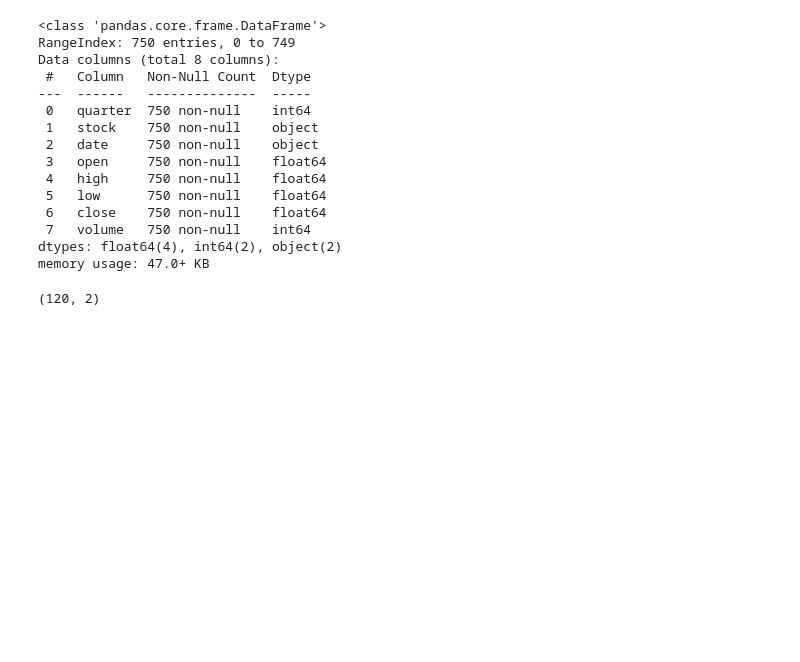
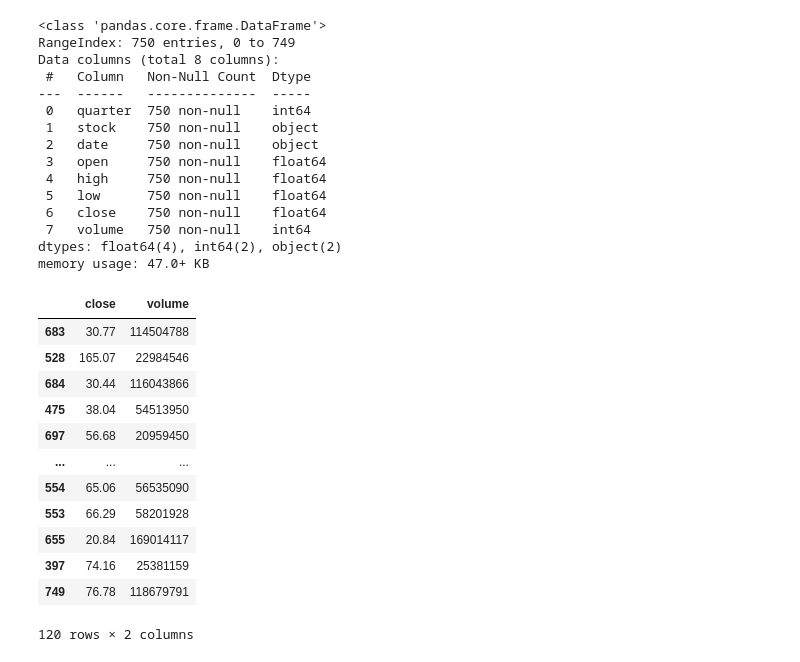
Before and after one commit to thiagos98/ia-clustering-dow-jones, a Jupyter notebook: dowjones_clustering.ipynb, the cells around one changed output. Drawn from its saved outputs; the diff is of its cells as text; code cells hidden in the pictures; blank space fills up the shorter version.

```diff
--- a/dowjones_clustering.ipynb
+++ b/dowjones_clustering.ipynb
@@ -59,9 +66,21 @@ df_mes = dji[dji['date'] == mes]
 # %%
 train_x = df_mes[['close', 'volume']]
 
-train_x.shape
+train_x
 # %% [output]
+|  | close | volume |
+| 683 | 30.77 | 114504788 |
+| 528 | 165.07 | 22984546 |
+| 684 | 30.44 | 116043866 |
+| 475 | 38.04 | 54513950 |
+| 697 | 56.68 | 20959450 |
+| ... | ... | ... |
+| 554 | 65.06 | 56535090 |
+| 553 | 66.29 | 58201928 |
+| 655 | 20.84 | 169014117 |
+| 397 | 74.16 | 25381159 |
+| 749 | 76.78 | 118679791 |
-(120, 2)
+120 rows × 2 columns
 # %%
 kmeans = KMeans(n_clusters=3)
 kmeans.fit(train_x)
```
Also changed, not shown: parts of 8 cells of this notebook.
